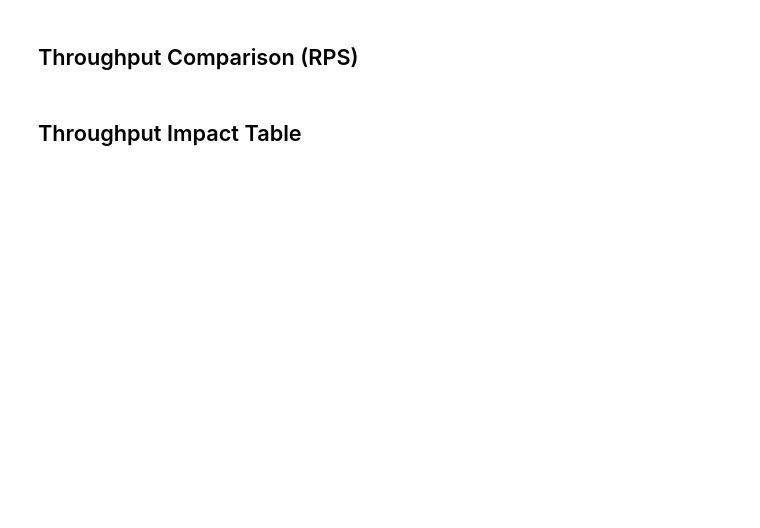
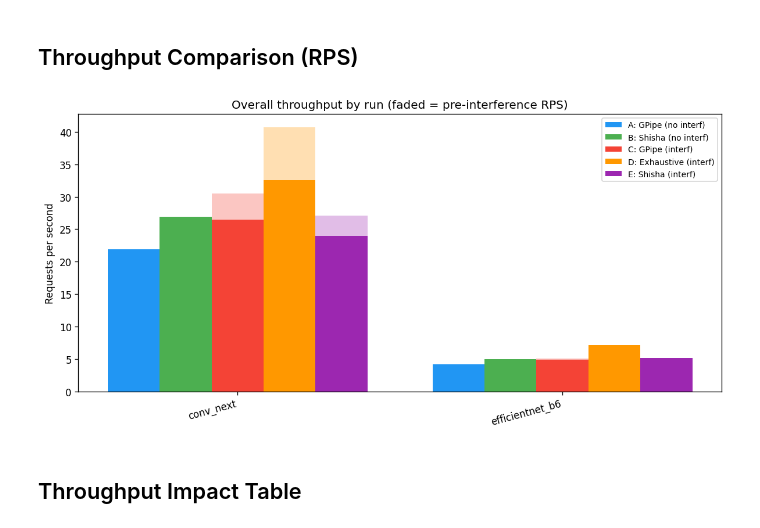
Before and after one commit to AndreiGhita2002/model-runner, a Jupyter notebook: data/experiment_graphs.ipynb, the cells around one changed output. Cells and saved outputs as stored; diff of their text form; code cells hidden in the pictures; blank space fills up the shorter version.

Commit message:
changes based on experiment 1

```diff
--- a/data/experiment_graphs.ipynb
+++ b/data/experiment_graphs.ipynb
@@ -12,7 +12,7 @@ plt.rcParams['figure.dpi'] = 120
 ## Configuration
 # %%
 # Path to experiment directory
-EXPERIMENT_DIR = Path("experiments/2026-04-03_00-00-00")  # <-- update this
+EXPERIMENT_DIR = Path("experiments/exp1")
 
 # Run labels and descriptions
 RUN_INFO = {
@@ -78,31 +105,100 @@ for run_id, data in sorted(runs.items()):
 # %%
 run_ids = sorted(runs.keys())
 n_runs = len(run_ids)
 n_models = len(all_models)
+
+def _get_model_schedule(data, model):
+    """Get schedule_steps and step_duration for a model."""
+    meta = data.get("meta", {})
+    ms = meta.get("model_schedules", {})
+    if model in ms:
+        return ms[model].get("schedule_steps", []), ms[model].get("step_duration", 0)
+    if "all" in ms:
+        return ms["all"].get("schedule_steps", []), ms["all"].get("step_duration", 0)
+    return meta.get("schedule_steps", []), meta.get("step_duration", 0)
+
+def _compute_step_rps(data, model):
+    """Compute per-step RPS for interference runs. Returns (idle_rps, interf_rps)."""
+    result = data.get("results", {}).get(model)
+    if result is None:
+        return 0, 0
+    interf_log = data.get("interference", {}).get(model, {})
+    events = interf_log.get("events", [])
+    schedule_steps, step_duration = _get_model_schedule(data, model)
+
+    if not events or not step_duration or not schedule_steps:
+        return result.get("requests_per_second", 0), 0
+
+    # Find first event time (skip config/seed entries)
+    first_time = None
+    for e in events:
+        if "time" in e and "event" in e:
+            first_time = e["time"]
+            break
+    if first_time is None:
+        return result.get("requests_per_second", 0), 0
+
+    timed = [b for b in result.get("batches", []) if "timing" in b]
+    if len(timed) < 2:
+        return 0, 0
+
+    # Step 0 = idle (pre-interference)
+    r0_start = first_time
+    r0_end = first_time + step_duration
+    idle_batches = [b for b in timed if r0_start <= b["timing"]["start"] < r0_end]
+    if len(idle_batches) >= 2:
+        wall = idle_batches[-1]["timing"]["end"] - idle_batches[0]["timing"]["start"]
+        idle_rps = len(idle_batches) / wall if wall > 0 else 0
+    else:
+        idle_rps = 0
+
+    # Steps 1+ = interference
+    r1_start = first_time + step_duration
+    interf_batches = [b for b in timed if b["timing"]["start"] >= r1_start]
+    if len(interf_batches) >= 2:
+        wall = interf_batches[-1]["timing"]["end"] - interf_batches[0]["timing"]["start"]
+        interf_rps = len(interf_batches) / wall if wall > 0 else 0
+    else:
+        interf_rps = 0
+
+    return idle_rps, interf_rps
 
 fig, ax = plt.subplots(figsize=(max(10, n_models * 2.5), 5))
 
 x = np.arange(n_models)
 bar_width = 0.8 / n_runs
 
 for i, run_id in enumerate(run_ids):
     info = RUN_INFO.get(run_id, {})
-    rps_values = []
-    for model in all_models:
-        result = runs[run_id].get("results", {}).get(model)
-        rps_values.append(result["requests_per_second"] if result else 0)
+    color = info.get("color", "gray")
     offset = (i - n_runs / 2 + 0.5) * bar_width
-    ax.bar(x + offset, rps_values, bar_width,
-           label=f"{run_id}: {info.get('label', '?')}",
-           color=info.get("color", "gray"), alpha=0.8)
+    has_interference = run_id in ("C", "D", "E")
+
+    for j, model in enumerate(all_models):
+        if has_interference and run_id in runs:
+            idle_rps, interf_rps = _compute_step_rps(runs[run_id], model)
+            # Solid bar: interference RPS
+            ax.bar(x[j] + offset, interf_rps, bar_width, color=color, alpha=1.0,
+                   label=f"{run_id}: {info.get('label', '?')}" if j == 0 else None)
+            # Faded bar on top: pre-interference portion
+            if idle_rps > interf_rps:
+                ax.bar(x[j] + offset, idle_rps - interf_rps, bar_width,
+                       bottom=interf_rps, color=color, alpha=0.3)
+        else:
+            result = runs.get(run_id, {}).get("results", {}).get(model)
+            rps = result["requests_per_second"] if result else 0
+            ax.bar(x[j] + offset, rps, bar_width, color=color, alpha=1.0,
+                   label=f"{run_id}: {info.get('label', '?')}" if j == 0 else None)
 
 ax.set_xticks(x)
 ax.set_xticklabels(all_models, rotation=15, ha="right")
 ax.set_ylabel("Requests per second")
-ax.set_title("Overall throughput by run")
+ax.set_title("Overall throughput by run (faded = pre-interference RPS)")
 ax.legend(fontsize="small")
 fig.tight_layout()
 plt.show()
+# %% [output]
+[figure, added]
 # %% [markdown]
 ## Throughput Impact Table
 # %%
```
Also changed, not shown: parts of 10 cells of this notebook, 2 other files.
